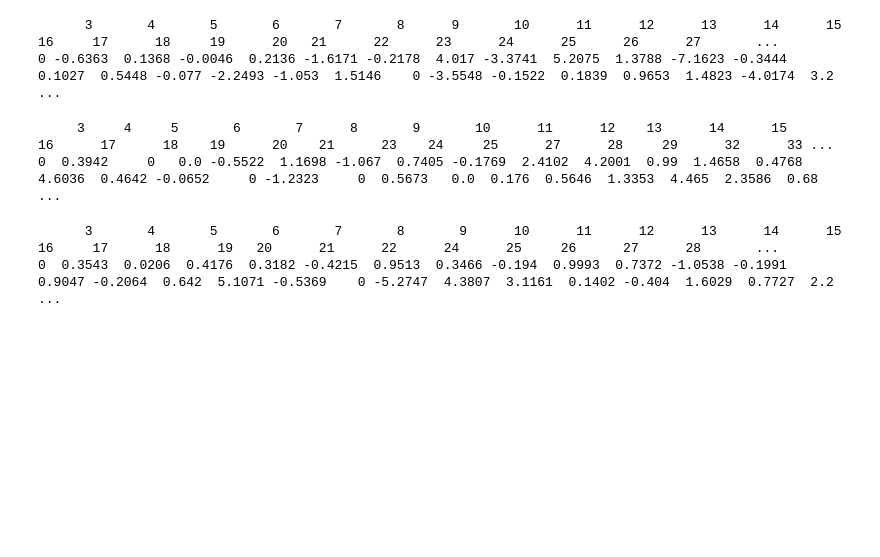
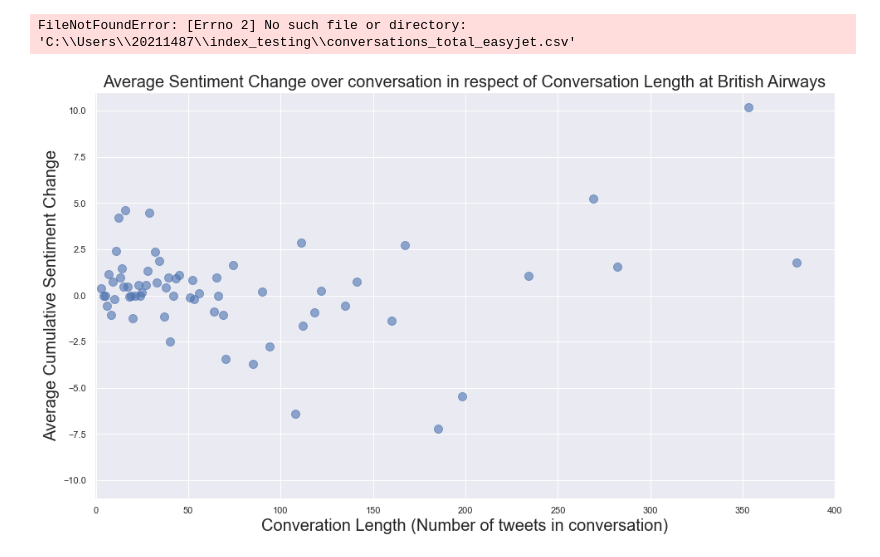
Before and after one commit to NiteSkies/DBL-DC-G2-2023, a Jupyter notebook: SentChange_ConvoLen.ipynb, the cells around one changed output. Saved outputs shown, nothing was run; the diff lists cells and outputs as text; code cells hidden in the pictures; blank space fills up the shorter version.

Commit message:
Derek Kravetzky coding, and Andor Bodgal plotting
Extra 2 for sprint 4 final poster

```diff
--- a/SentChange_ConvoLen.ipynb
+++ b/SentChange_ConvoLen.ipynb
@@ -71,20 +71,35 @@ def get_sentiment_change_mean(path):
                             break
                 sentiment_list[key_list[keys]] = (sum(temp))
 
-    sent_df = pd.DataFrame([sentiment_list])
-    print(sent_df.to_string())
+    sent_df0 = pd.DataFrame([sentiment_list])
+    sent_df = sent_df0.transpose()
+    return sent_df
 # %%
 get_sentiment_change_mean("C:\\Users\\20211487\\index_testing\\conversations_total_easyjet.csv")
 # %% [output]
-      3       4       5       6       7       8      9       10      11      12      13      14      15      16     17      18     19      20   21      22      23      24      25      26      27       ...
-0 -0.6363  0.1368 -0.0046  0.2136 -1.6171 -0.2178  4.017 -3.3741  5.2075  1.3788 -7.1623 -0.3444  0.1027  0.5448 -0.077 -2.2493 -1.053  1.5146    0 -3.5548 -0.1522  0.1839  0.9653  1.4823 -4.0174  3.2 ...
+FileNotFoundError: [Errno 2] No such file or directory: 'C:\\Users\\20211487\\index_testing\\conversations_total_easyjet.csv'
 # %%
-get_sentiment_change_mean("C:\\Users\\20211487\\index_testing\\conversations_total_BA.csv")
+df_BA = get_sentiment_change_mean("C:\\Users\\20225009\\Documents\\DBL Data Challenge\\Database\\conversations_total_BA.csv")
+df_BA = df_BA.reset_index()
-# %% [output]
-     3     4     5       6       7      8       9       10      11      12    13      14      15      16      17      18    19      20    21      23    24     25      27      28     29      32      33 ...
-0  0.3942     0   0.0 -0.5522  1.1698 -1.067  0.7405 -0.1769  2.4102  4.2001  0.99  1.4658  0.4768  4.6036  0.4642 -0.0652     0 -1.2323     0  0.5673   0.0  0.176  0.5646  1.3353  4.465  2.3586  0.68 ...
+# %%
+%matplotlib inline
+import matplotlib as mpl
+import matplotlib.pyplot as plt
+import seaborn as sns  # also improves the look of plots
+sns.set()              # set Seaborn defaults
+plt.rcParams['figure.figsize'] = [10, 5]   # default hor./vert. size of plots, in inches
+plt.rcParams['lines.markeredgewidth'] = 1  # to fix issue with seaborn box plots; needed after import seaborn
+
+plot_BA = df_BA.plot(kind='scatter', x='index', y=0, c="b",figsize = (16,9), s = 100, alpha = 0.6)
+plot_BA.set_title('Average Sentiment Change over conversation in respect of Conversation Length at British Airways', size = 20)
+plot_BA.set_xlabel('Converation Length (Number of tweets in conversation)', size = 20)
+plot_BA.set_ylabel('Average Cumulative Sentiment Change', size = 20)
+plot_BA.set_xlim(-1, 400)
+plot_BA.set_ylim(-11, 11)
+
+plt.savefig("Scatter_BA3.png");
+# %% [output]
+[figure, added]
 # %%
-get_sentiment_change_mean("C:\\Users\\20211487\\index_testing\\conversations_total_KLM.csv")
+df_KLM = get_sentiment_change_mean("C:\\Users\\20225009\\Documents\\DBL Data Challenge\\Database\\conversations_total_KLM.csv")
+df_KLM = df_KLM.reset_index()
-# %% [output]
-      3       4       5       6       7       8       9      10      11      12      13      14      15      16     17      18      19   20      21      22      24      25     26      27      28       ...
-0  0.3543  0.0206  0.4176  0.3182 -0.4215  0.9513  0.3466 -0.194  0.9993  0.7372 -1.0538 -0.1991  0.9047 -0.2064  0.642  5.1071 -0.5369    0 -5.2747  4.3807  3.1161  0.1402 -0.404  1.6029  0.7727  2.2 ...
```
Also changed, not shown: parts of 3 cells of this notebook.
